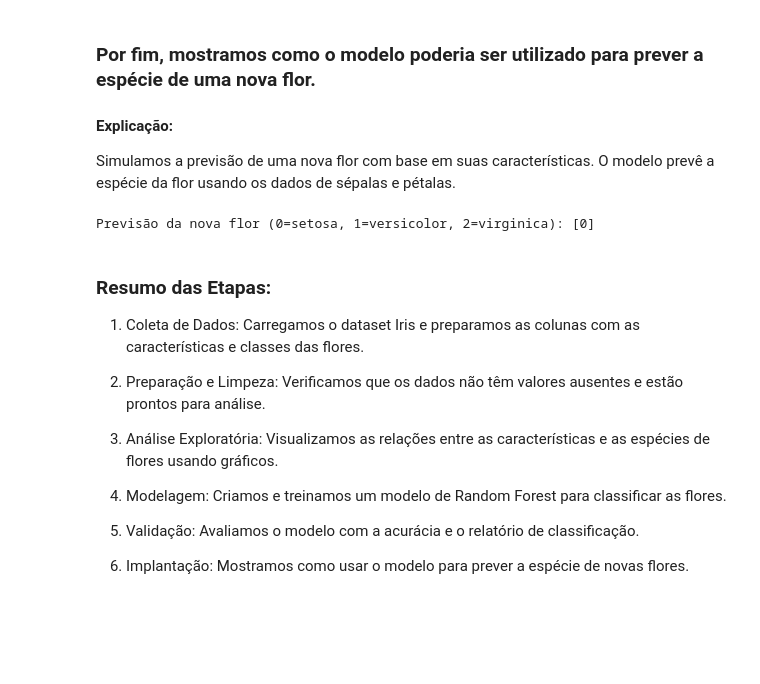
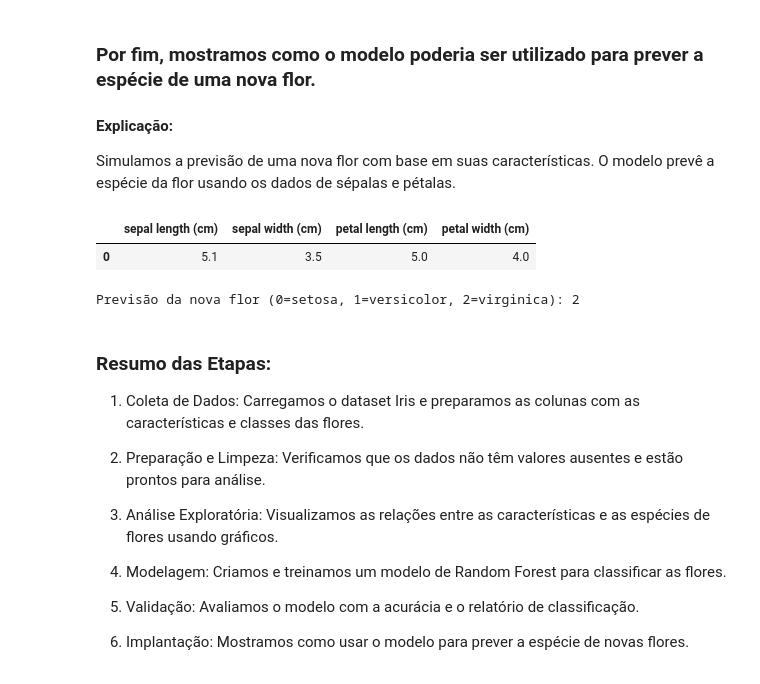
Before and after one commit to Hericson/Ciencia-de-Dados-Capacita-Brasil, a Jupyter notebook: Aula01-Desvendando Ciência de Dados e Inteligência Artificial.ipynb, the cells around one changed output. Cells and saved outputs as stored; diff of their text form; code cells hidden in the pictures; blank space fills up the shorter version.

```diff
--- a/Aula01-Desvendando Ciência de Dados e Inteligência Artificial.ipynb
+++ b/Aula01-Desvendando Ciência de Dados e Inteligência Artificial.ipynb
@@ -250,13 +272,25 @@ weighted avg       1.00      1.00      1.00        30
 
 #### Explicação:
 Simulamos a previsão de uma nova flor com base em suas características. O modelo prevê a espécie da flor usando os dados de sépalas e pétalas.
+# %%
+nova_flor = {'sepal length (cm)': 5.1,
+             'sepal width (cm)': 3.5,
+              'petal length (cm)': 5,
+              'petal width (cm)': 4
+             }
+
+nova_flor = pd.DataFrame.from_dict(nova_flor, orient='index').T
+nova_flor
+# %% [output]
+|  | sepal length (cm) | sepal width (cm) | petal length (cm) | petal width (cm) |
+| 0 | 5.1 | 3.5 | 5.0 | 4.0 |
 # %%
 # Exemplo de uso do modelo em uma nova flor com características fictícias
-nova_flor = [[5.1, 3.5, 1.4, 0.2]]  # Comprimento e largura das sépalas e pétalas
+# nova_flor = [[5.1, 3.5, 1.4, 0.2]]  # Comprimento e largura das sépalas e pétalas
 previsao = modelo.predict(nova_flor)
-print("Previsão da nova flor (0=setosa, 1=versicolor, 2=virginica):", previsao)
+print("Previsão da nova flor (0=setosa, 1=versicolor, 2=virginica):", previsao[0])
 # %% [output]
-Previsão da nova flor (0=setosa, 1=versicolor, 2=virginica): [0]
+Previsão da nova flor (0=setosa, 1=versicolor, 2=virginica): 2
 # %% [markdown]
 ### Resumo das Etapas:
 
```
Also changed, not shown: parts of 14 cells of this notebook, 4 other files.
